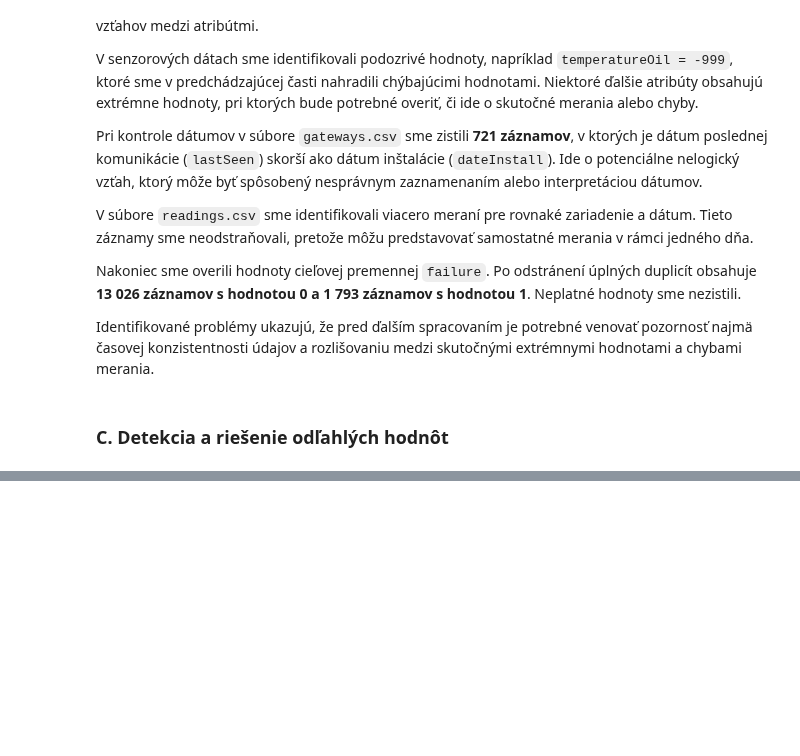
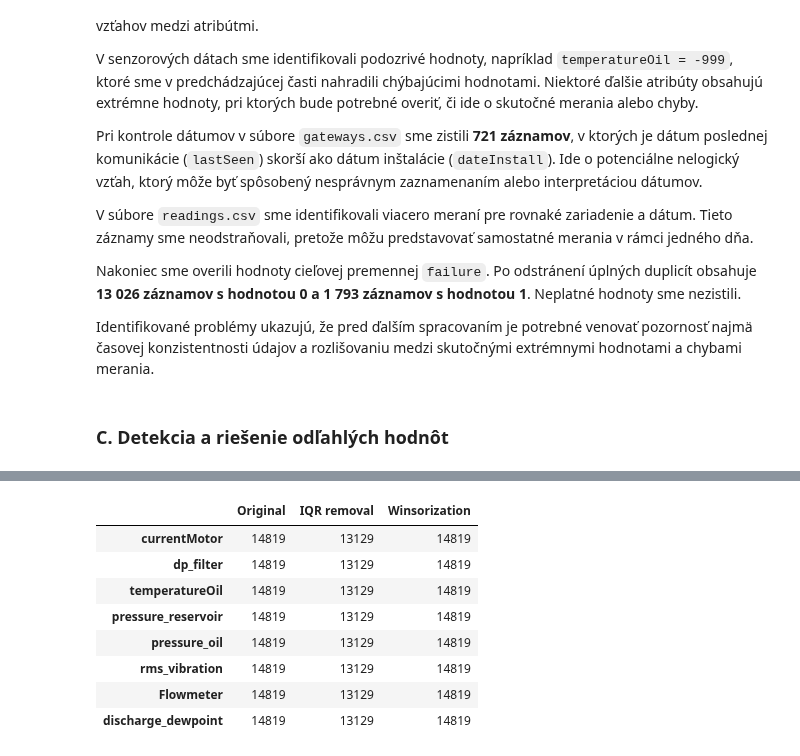
Before and after one commit to viktoriiabondarets/iau_project, a Jupyter notebook: notebooks/faza1.ipynb, the cells around one changed output, grey strips where cells are left out. Saved outputs shown, nothing was run; the diff lists cells and outputs as text; code cells hidden in the pictures; blank space fills up the shorter version.

```diff
--- a/notebooks/faza1.ipynb
+++ b/notebooks/faza1.ipynb
@@ -956,0 +1072,18 @@ Identifikované problémy ukazujú, že pred ďalším spracovaním je potrebné
+# %%
+comparison = pd.DataFrame({
+    "Original": readings_clean[sensor_attributes].count(),
+    "IQR removal": readings_iqr[sensor_attributes].count(),
+    "Winsorization": readings_winsorized[sensor_attributes].count()
+})
+
+display(comparison)
+# %% [output]
+|  | Original | IQR removal | Winsorization |
+| currentMotor | 14819 | 13129 | 14819 |
+| dp_filter | 14819 | 13129 | 14819 |
+| temperatureOil | 14819 | 13129 | 14819 |
+| pressure_reservoir | 14819 | 13129 | 14819 |
+| pressure_oil | 14819 | 13129 | 14819 |
+| rms_vibration | 14819 | 13129 | 14819 |
+| Flowmeter | 14819 | 13129 | 14819 |
+| discharge_dewpoint | 14819 | 13129 | 14819 |
```
Also changed, not shown: parts of 7 cells of this notebook.
